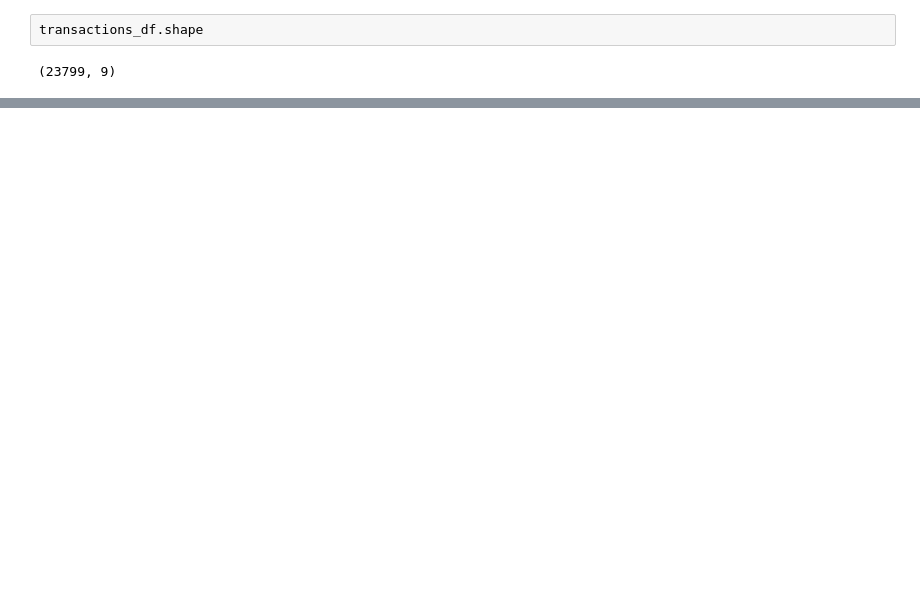
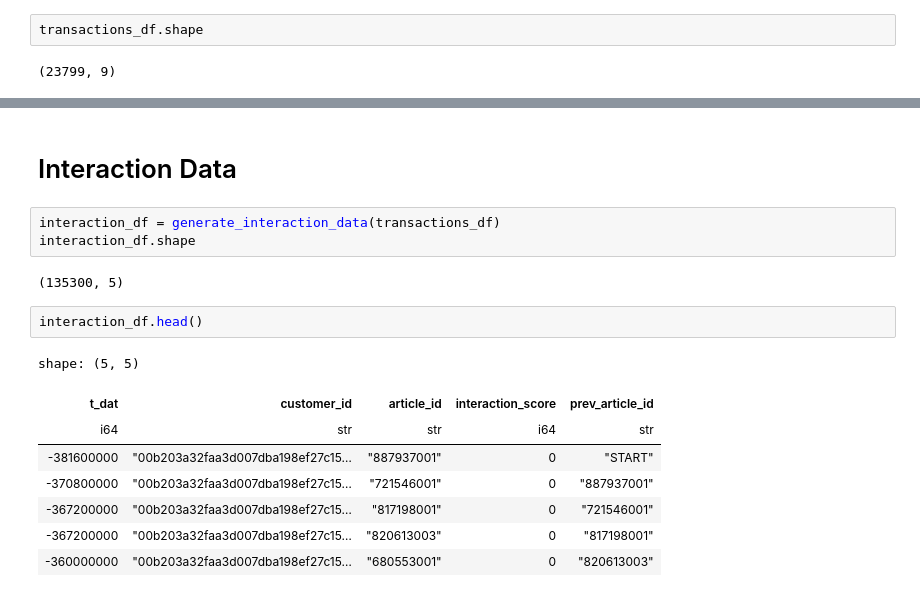
Before and after one commit to XayHanmonty/smart-fit-recs, a Jupyter notebook: notebooks/computing_features.ipynb, the cells around one changed output, grey strips where cells are left out. Saved outputs shown, nothing was run; the diff lists cells and outputs as text; blank space fills up the shorter version.

Commit message:
feat: Add interaction features and feature groups

```diff
--- a/notebooks/computing_features.ipynb
+++ b/notebooks/computing_features.ipynb
@@ -320,0 +321,18 @@ for customer_id in transactions_df["customer_id"].unique().head(10):
+# %% [markdown]
+# Interaction Data
+# %%
+interaction_df = generate_interaction_data(transactions_df)
+interaction_df.shape
+# %% [output]
+(135300, 5)
+# %%
+interaction_df.head()
+# %% [output]
+shape: (5, 5)
+| t_dat | customer_id | article_id | interaction_score | prev_article_id |
+| i64 | str | str | i64 | str |
+| -381600000 | "00b203a32faa3d007dba198ef27c15… | "887937001" | 0 | "START" |
+| -370800000 | "00b203a32faa3d007dba198ef27c15… | "721546001" | 0 | "887937001" |
+| -367200000 | "00b203a32faa3d007dba198ef27c15… | "817198001" | 0 | "721546001" |
+| -367200000 | "00b203a32faa3d007dba198ef27c15… | "820613003" | 0 | "817198001" |
+| -360000000 | "00b203a32faa3d007dba198ef27c15… | "680553001" | 0 | "820613003" |
```
Also changed, not shown: parts of 13 cells of this notebook, 6 other files.
